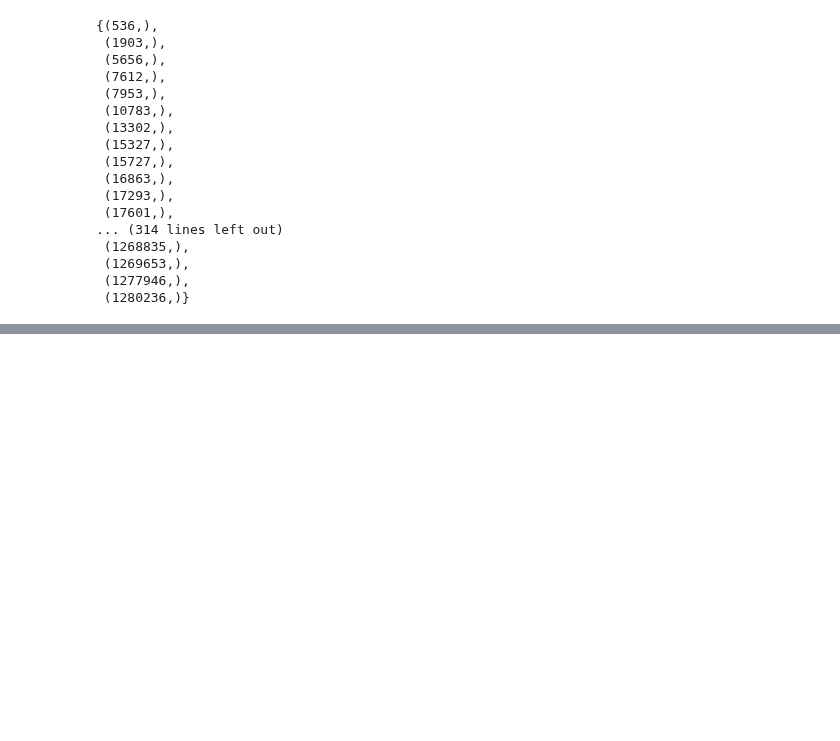
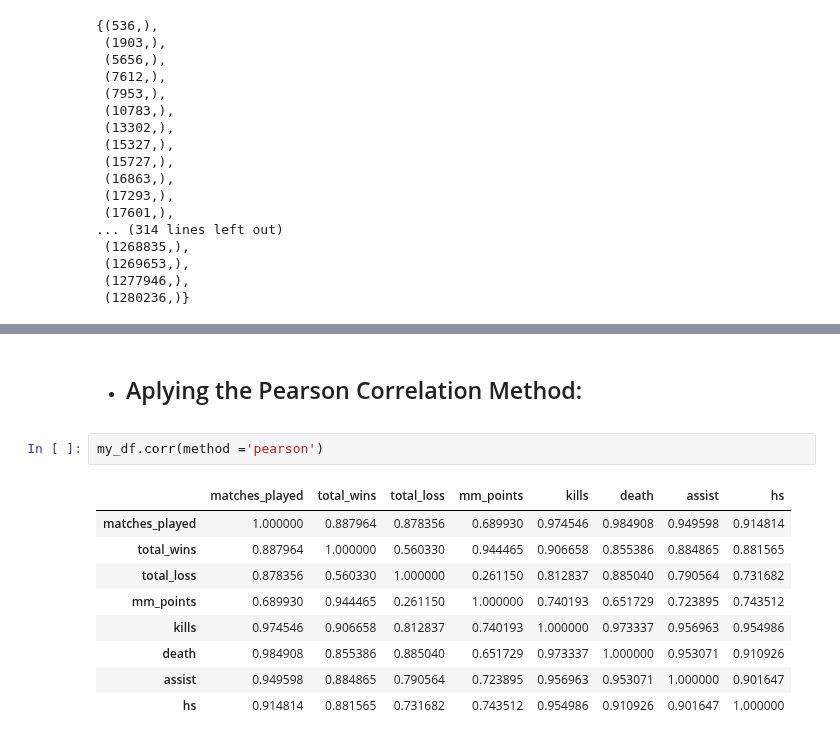
Before and after one commit to victor-s-santos/DataAnalystic-Test, a Jupyter notebook: Analysis.ipynb, the cells around one changed output, grey strips where cells are left out. Drawn from its saved outputs; the diff is of its cells as text; blank space fills up the shorter version.

```diff
--- a/Analysis.ipynb
+++ b/Analysis.ipynb
@@ -143,0 +171,14 @@ intersec
+# %% [markdown]
+* ## Aplying the Pearson Correlation Method:
+# %%
+my_df.corr(method ='pearson')
+# %% [output]
+|  | matches_played | total_wins | total_loss | mm_points | kills | death | assist | hs |
+| matches_played | 1.000000 | 0.887964 | 0.878356 | 0.689930 | 0.974546 | 0.984908 | 0.949598 | 0.914814 |
+| total_wins | 0.887964 | 1.000000 | 0.560330 | 0.944465 | 0.906658 | 0.855386 | 0.884865 | 0.881565 |
+| total_loss | 0.878356 | 0.560330 | 1.000000 | 0.261150 | 0.812837 | 0.885040 | 0.790564 | 0.731682 |
+| mm_points | 0.689930 | 0.944465 | 0.261150 | 1.000000 | 0.740193 | 0.651729 | 0.723895 | 0.743512 |
+| kills | 0.974546 | 0.906658 | 0.812837 | 0.740193 | 1.000000 | 0.973337 | 0.956963 | 0.954986 |
+| death | 0.984908 | 0.855386 | 0.885040 | 0.651729 | 0.973337 | 1.000000 | 0.953071 | 0.910926 |
+| assist | 0.949598 | 0.884865 | 0.790564 | 0.723895 | 0.956963 | 0.953071 | 1.000000 | 0.901647 |
+| hs | 0.914814 | 0.881565 | 0.731682 | 0.743512 | 0.954986 | 0.910926 | 0.901647 | 1.000000 |
```
Also changed, not shown: parts of 5 cells of this notebook.
